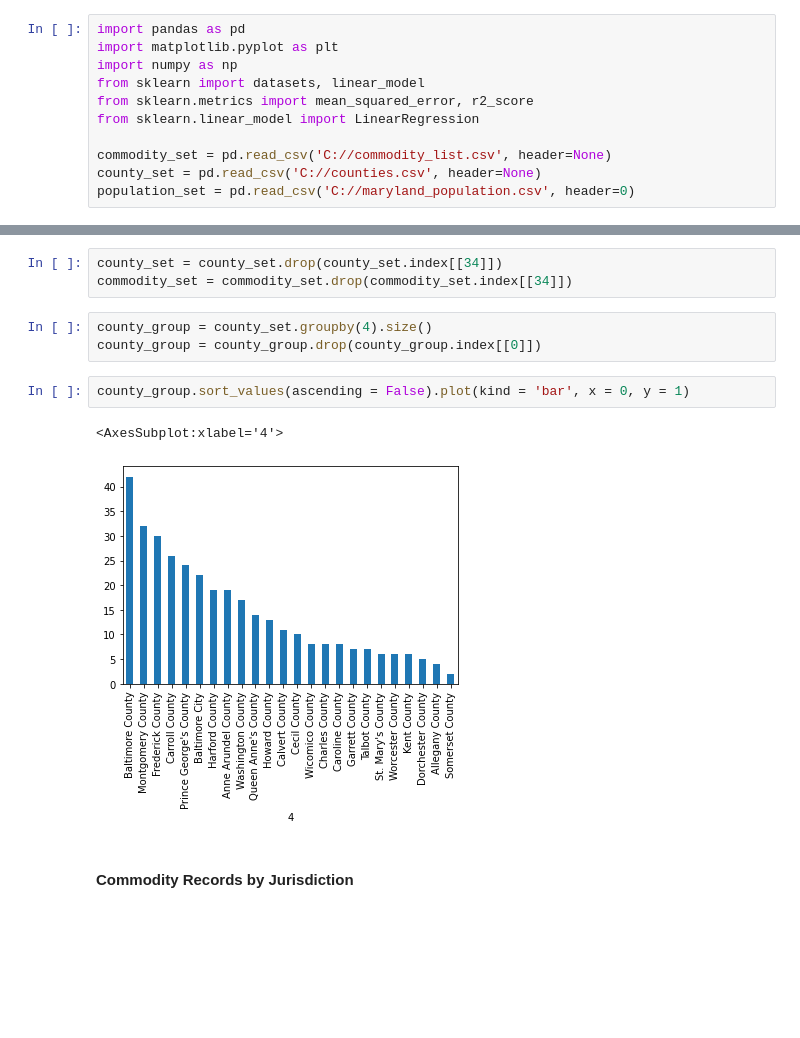
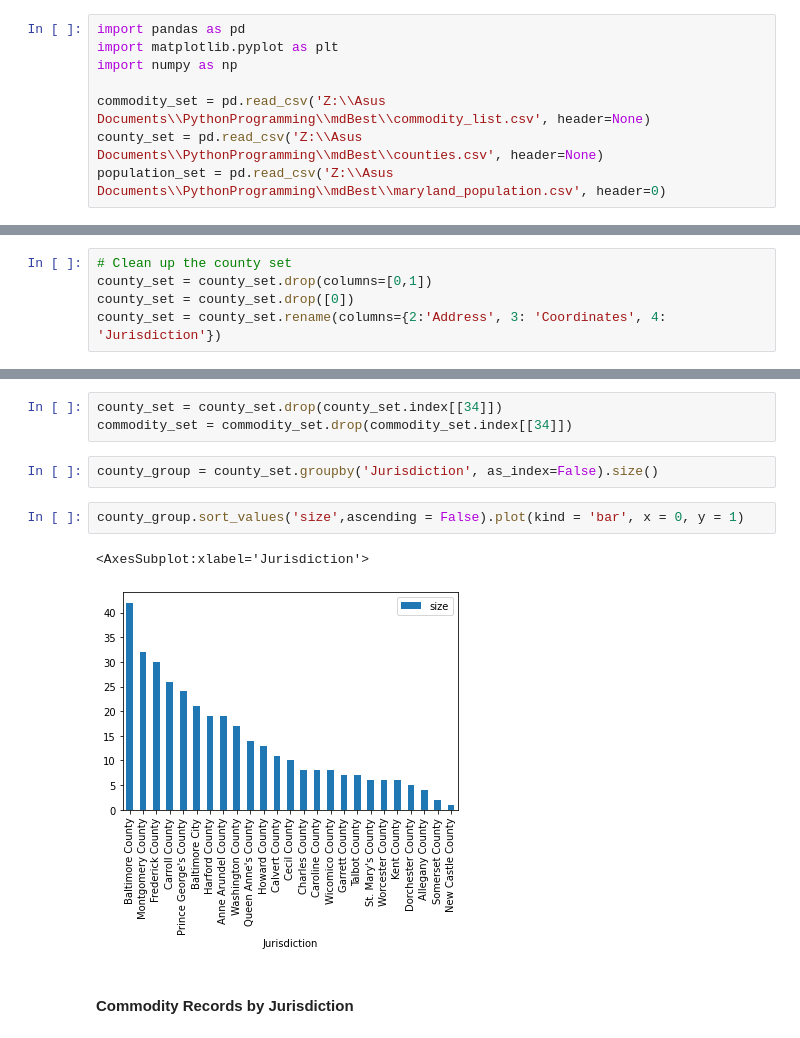
Before and after one commit to danstd/MD_Best, a Jupyter notebook: commodity_data_exploration.ipynb, the cells around one changed output, grey strips where cells are left out. Saved outputs shown, nothing was run; the diff lists cells and outputs as text; blank space fills up the shorter version.

```diff
--- a/commodity_data_exploration.ipynb
+++ b/commodity_data_exploration.ipynb
@@ -6,12 +6,9 @@ In this file I will perform some data exploration and analysis of the commodity
 import pandas as pd
 import matplotlib.pyplot as plt
 import numpy as np
-from sklearn import datasets, linear_model
-from sklearn.metrics import mean_squared_error, r2_score
-from sklearn.linear_model import LinearRegression
 
-commodity_set = pd.read_csv('C://commodity_list.csv', header=None)
-county_set = pd.read_csv('C://counties.csv', header=None)
-population_set = pd.read_csv('C://maryland_population.csv', header=0)
+commodity_set = pd.read_csv('Z:\\Asus Documents\\PythonProgramming\\mdBest\\commodity_list.csv', header=None)
+county_set = pd.read_csv('Z:\\Asus Documents\\PythonProgramming\\mdBest\\counties.csv', header=None)
+population_set = pd.read_csv('Z:\\Asus Documents\\PythonProgramming\\mdBest\\maryland_population.csv', header=0)
 # %% [markdown]
 ### Location/County Data
@@ -37,0 +15,5 @@ dtype: int64
+# %%
+# Clean up the county set
+county_set = county_set.drop(columns=[0,1])
+county_set = county_set.drop([0])
+county_set = county_set.rename(columns={2:'Address', 3: 'Coordinates', 4: 'Jurisdiction'})
@@ -55,13 +57,12 @@ Because the record is not in the target group, and also because it does not cont
 county_set = county_set.drop(county_set.index[[34]])
 commodity_set = commodity_set.drop(commodity_set.index[[34]])
 # %%
-county_group = county_set.groupby(4).size()
-county_group = county_group.drop(county_group.index[[0]])
+county_group = county_set.groupby('Jurisdiction', as_index=False).size()
 # %%
-county_group.sort_values(ascending = False).plot(kind = 'bar', x = 0, y = 1)
+county_group.sort_values('size',ascending = False).plot(kind = 'bar', x = 0, y = 1)
 # %% [output]
-<AxesSubplot:xlabel='4'>
+<AxesSubplot:xlabel='Jurisdiction'>
-[figure, old version]
+[figure, new version]
 # %% [markdown]
 #### Commodity Records by Jurisdiction
 # %% [markdown]
```
Also changed, not shown: parts of 20 cells of this notebook.
